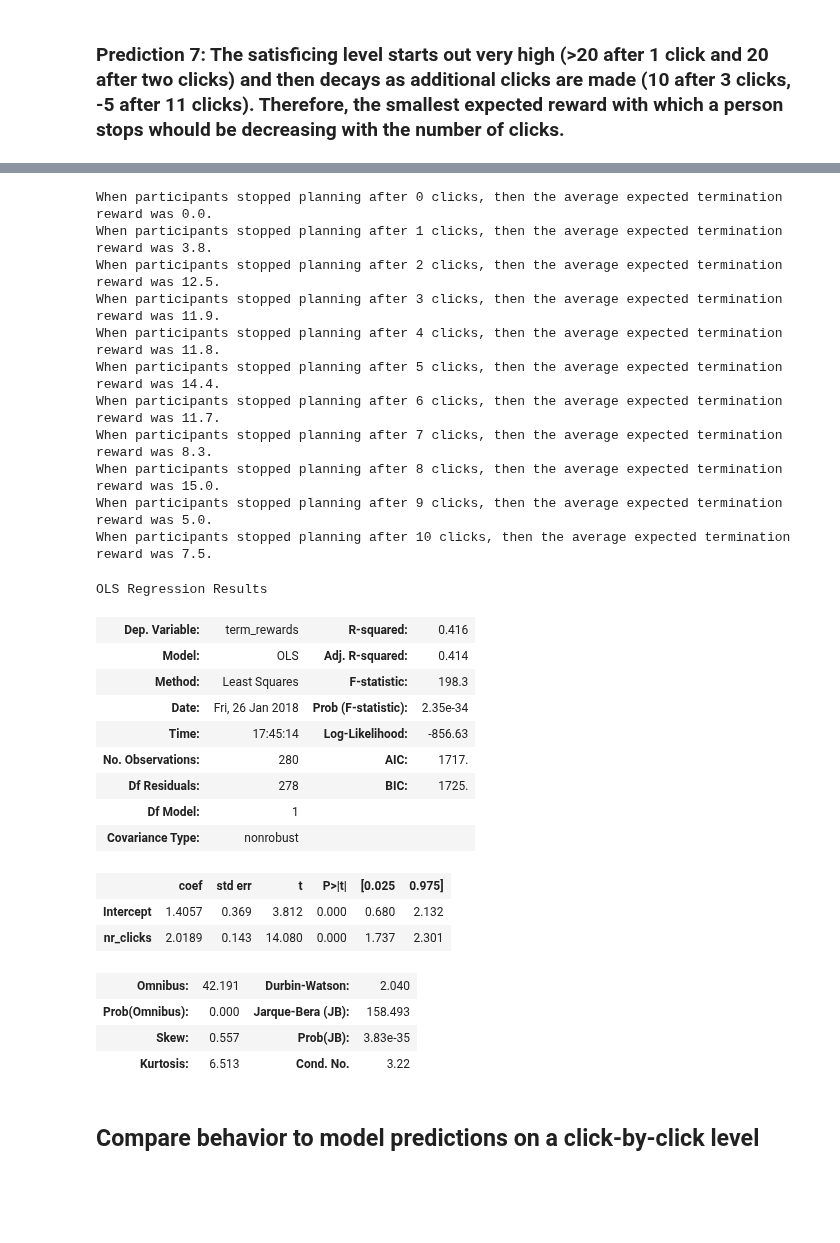
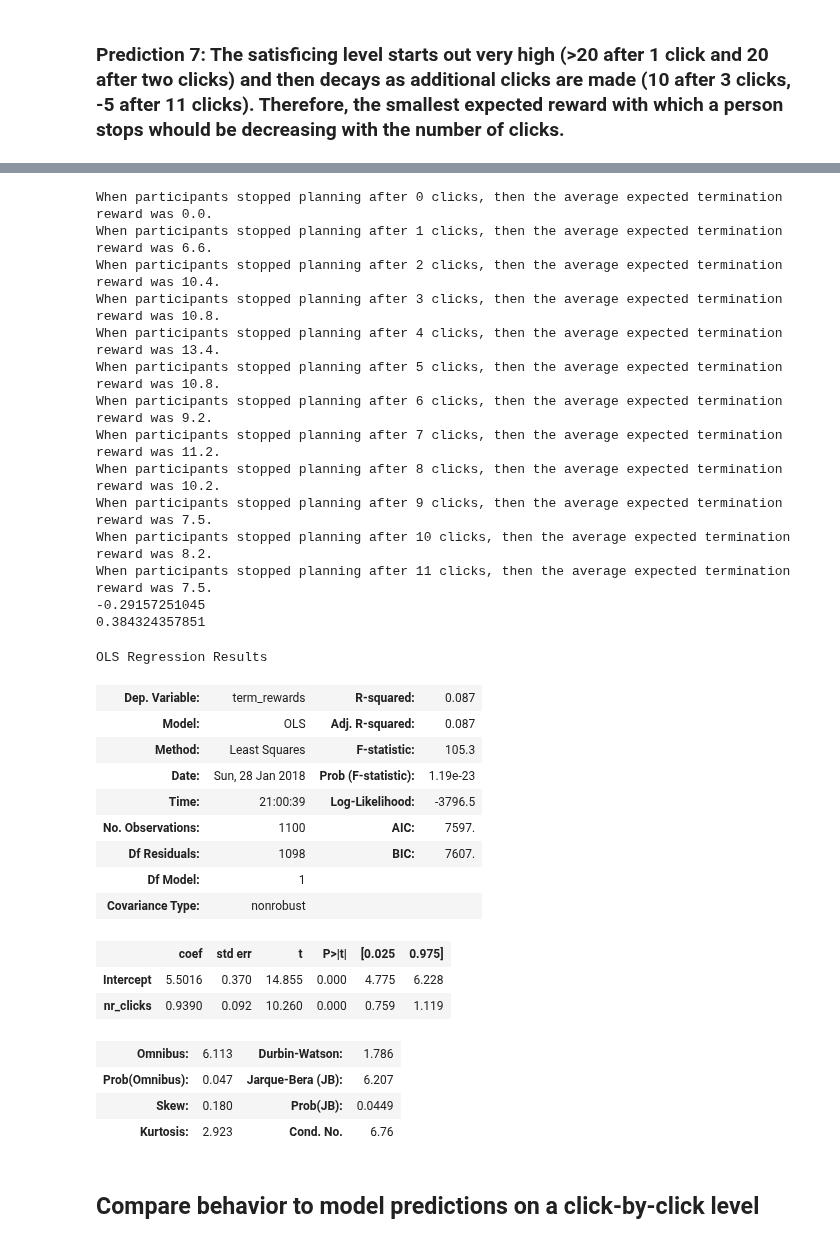
Before and after one commit to fredcallaway/planning, a Jupyter notebook: python/qualitative_predictions_x12.ipynb, the cells around one changed output, grey strips where cells are left out. Saved outputs shown, nothing was run; the diff lists cells and outputs as text; code cells hidden in the pictures; blank space fills up the shorter version.

```diff
--- a/python/qualitative_predictions_x12.ipynb
+++ b/python/qualitative_predictions_x12.ipynb
@@ -350,6 +384,7 @@ click_level = np.array([])
 deltas = np.array([])
 optimal_path_has_unobserved_leafs = np.array([])
 optimal_path_has_unobserved_stem = np.array([])
+only_one_path = np.array([])
 
 for t in trial_ids:
 
@@ -376,9 +411,15 @@ for t in trial_ids:
         ER_by_path = [env.node_quality(paths[idx][-1]).expectation() for idx in observable_path_idx]
 
         max_ER = np.amax(ER_by_path)
-        sort_args = np.argsort(ER_by_path)
-        second_best_ER = ER_by_path[sort_args[-2]]
-        deltas = np.append(deltas, [max_ER - second_best_ER])
+
+        if len(ER_by_path)>=2:
+            sort_args = np.argsort(ER_by_path)
+            second_best_ER = ER_by_path[sort_args[-2]]
+            deltas = np.append(deltas, [max_ER - second_best_ER])
+            only_one_path = np.append(only_one_path,[False])
+        else:
+            deltas = np.append(deltas, [max_ER])
+            only_one_path = np.append(only_one_path,[True])
 
         for level in range(nr_levels):
             if np.isin(click,nodes_by_depth[level]):
@@ -430,13 +471,20 @@ for t in trial_ids:
     #all_alternatives_pruned = np.append(all_alternatives_pruned, np.sum(np.less(ER_by_path,0))>=3)
 
 for c in range(12):
-    condition = click_nr==c+1
+    condition = np.logical_and(click_nr==c+1,only_one_path==False)
     sem_click_on_best_path = np.std(click_on_a_best_path[condition] == True)/np.sqrt(np.sum(condition))
     p_click_on_best_path = np.mean(click_on_a_best_path[condition] == True)
 
     print("{:3.1f}% +- {:3.1f}% of the participants' click nr. {} lay on an a best observable path.".format(100*p_click_on_best_path,100*sem_click_on_best_path,c+1))
 #print(np.mean(all_alternatives_pruned))
 
+p_click_on_best_path = np.mean(click_on_a_best_path[only_one_path==False])
+p_value=binom_test(np.sum(click_on_a_best_path[only_one_path==False]),len(click_on_a_best_path[only_one_path==False]))
+
+print("{:3.1f}% of participants' clicks gathered information about one of the most promising paths (p={}))".format(100*p_click_on_best_path,p_value))
+
+
+
 #freq_stop_early = 100*np.mean(term_rewards[np.logical_and( nr_clicks<6, all_alternatives_pruned==0)]<= mu_path)
 #print("Participants stopped planning too early on {:3.1f}% of the trials.".format(freq_stop_early))
 # %% [output]
@@ -491,46 +541,54 @@ The aspiration level after 10.0 nodes was 3.75
 The aspiration level after 12.0 nodes was 5.0
 # %%
 from statsmodels.formula.api import ols
+from scipy.stats import spearmanr
 
-avg_expected_return = np.zeros(11)
+avg_expected_return = np.zeros(12)
 
-for i in range(11):
+for i in range(12):
     avg_expected_return[i] = np.mean(term_rewards[nr_clicks==i])
     print("When participants stopped planning after {} clicks, then the average expected termination reward was {:3.1f}.".format(i,avg_expected_return[i]))
 
 
+r,p=spearmanr(avg_expected_return[1:],range(11))
+
+print(r),print(p)
+
 data = {'term_rewards': term_rewards, 'nr_clicks': nr_clicks}
 lm = ols('term_rewards ~ nr_clicks', data=data).fit()
 lm.summary()
 # %% [output]
 When participants stopped planning after 0 clicks, then the average expected termination reward was 0.0.
-When participants stopped planning after 1 clicks, then the average expected termination reward was 3.8.
-When participants stopped planning after 2 clicks, then the average expected termination reward was 12.5.
-When participants stopped planning after 3 clicks, then the average expected termination reward was 11.9.
-When participants stopped planning after 4 clicks, then the average expected termination reward was 11.8.
-When participants stopped planning after 5 clicks, then the average expected termination reward was 14.4.
-When participants stopped planning after 6 clicks, then the average expected termination reward was 11.7.
-When participants stopped planning after 7 clicks, then the average expected termination reward was 8.3.
-When participants stopped planning after 8 clicks, then the average expected termination reward was 15.0.
-When participants stopped planning after 9 clicks, then the average expected termination reward was 5.0.
-When participants stopped planning after 10 clicks, then the average expected termination reward was 7.5.
+When participants stopped planning after 1 clicks, then the average expected termination reward was 6.6.
+When participants stopped planning after 2 clicks, then the average expected termination reward was 10.4.
+When participants stopped planning after 3 clicks, then the average expected termination reward was 10.8.
+When participants stopped planning after 4 clicks, then the average expected termination reward was 13.4.
+When participants stopped planning after 5 clicks, then the average expected termination reward was 10.8.
+When participants stopped planning after 6 clicks, then the average expected termination reward was 9.2.
+When participants stopped planning after 7 clicks, then the average expected termination reward was 11.2.
+When participants stopped planning after 8 clicks, then the average expected termination reward was 10.2.
+When participants stopped planning after 9 clicks, then the average expected termination reward was 7.5.
+When participants stopped planning after 10 clicks, then the average expected termination reward was 8.2.
+When participants stopped planning after 11 clicks, then the average expected termination reward was 7.5.
+-0.29157251045
+0.384324357851
 OLS Regression Results
-| Dep. Variable: | term_rewards | R-squared: | 0.416 |
-| Model: | OLS | Adj. R-squared: | 0.414 |
-| Method: | Least Squares | F-statistic: | 198.3 |
-| Date: | Fri, 26 Jan 2018 | Prob (F-statistic): | 2.35e-34 |
-| Time: | 17:45:14 | Log-Likelihood: | -856.63 |
-| No. Observations: | 280 | AIC: | 1717. |
-| Df Residuals: | 278 | BIC: | 1725. |
+| Dep. Variable: | term_rewards | R-squared: | 0.087 |
+| Model: | OLS | Adj. R-squared: | 0.087 |
+| Method: | Least Squares | F-statistic: | 105.3 |
+| Date: | Sun, 28 Jan 2018 | Prob (F-statistic): | 1.19e-23 |
+| Time: | 21:00:39 | Log-Likelihood: | -3796.5 |
+| No. Observations: | 1100 | AIC: | 7597. |
+| Df Residuals: | 1098 | BIC: | 7607. |
 | Df Model: | 1 |  |  |
 | Covariance Type: | nonrobust |  |  |
 |  | coef | std err | t | P>|t| | [0.025 | 0.975] |
-| Intercept | 1.4057 | 0.369 | 3.812 | 0.000 | 0.680 | 2.132 |
-| nr_clicks | 2.0189 | 0.143 | 14.080 | 0.000 | 1.737 | 2.301 |
+| Intercept | 5.5016 | 0.370 | 14.855 | 0.000 | 4.775 | 6.228 |
+| nr_clicks | 0.9390 | 0.092 | 10.260 | 0.000 | 0.759 | 1.119 |
-| Omnibus: | 42.191 | Durbin-Watson: | 2.040 |
-| Prob(Omnibus): | 0.000 | Jarque-Bera (JB): | 158.493 |
-| Skew: | 0.557 | Prob(JB): | 3.83e-35 |
-| Kurtosis: | 6.513 | Cond. No. | 3.22 |
+| Omnibus: | 6.113 | Durbin-Watson: | 1.786 |
+| Prob(Omnibus): | 0.047 | Jarque-Bera (JB): | 6.207 |
+| Skew: | 0.180 | Prob(JB): | 0.0449 |
+| Kurtosis: | 2.923 | Cond. No. | 6.76 |
 # %% [markdown]
 ## Compare behavior to model predictions on a click-by-click level
 # %%
```
Also changed, not shown: parts of 13 cells of this notebook, 1 other file.
